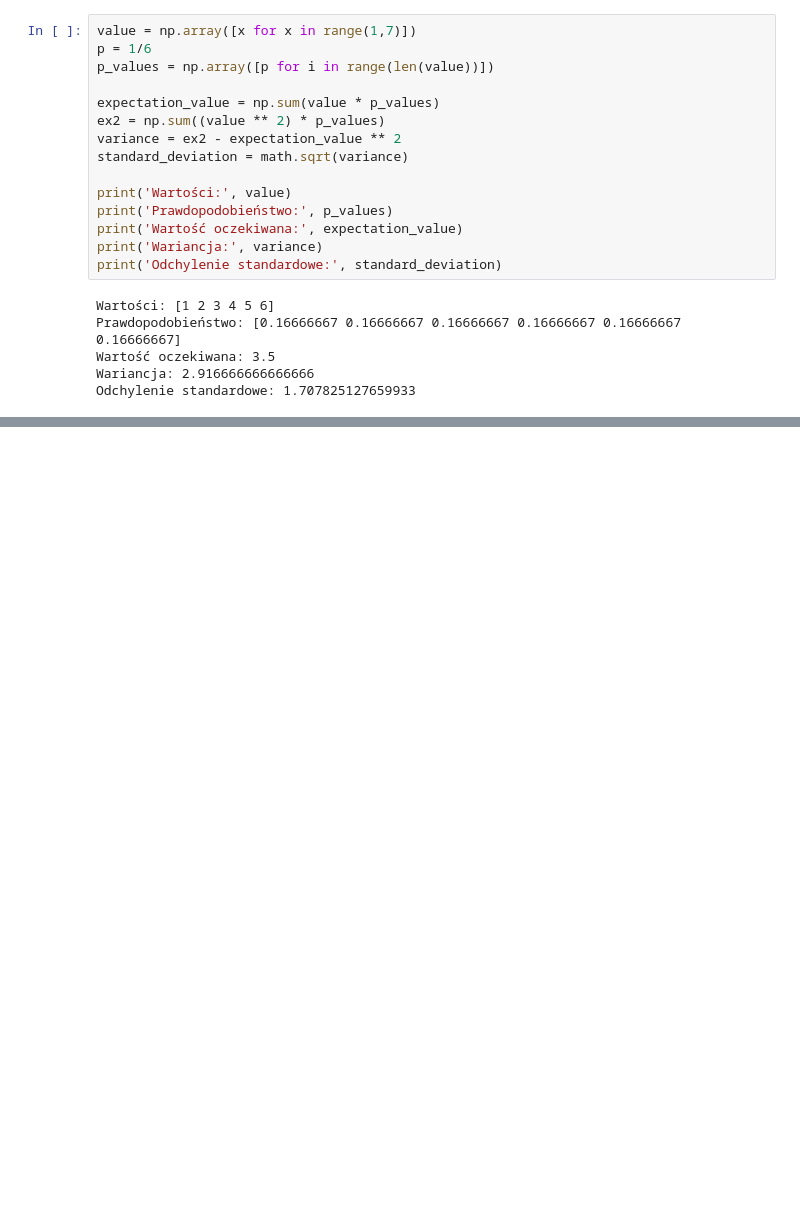
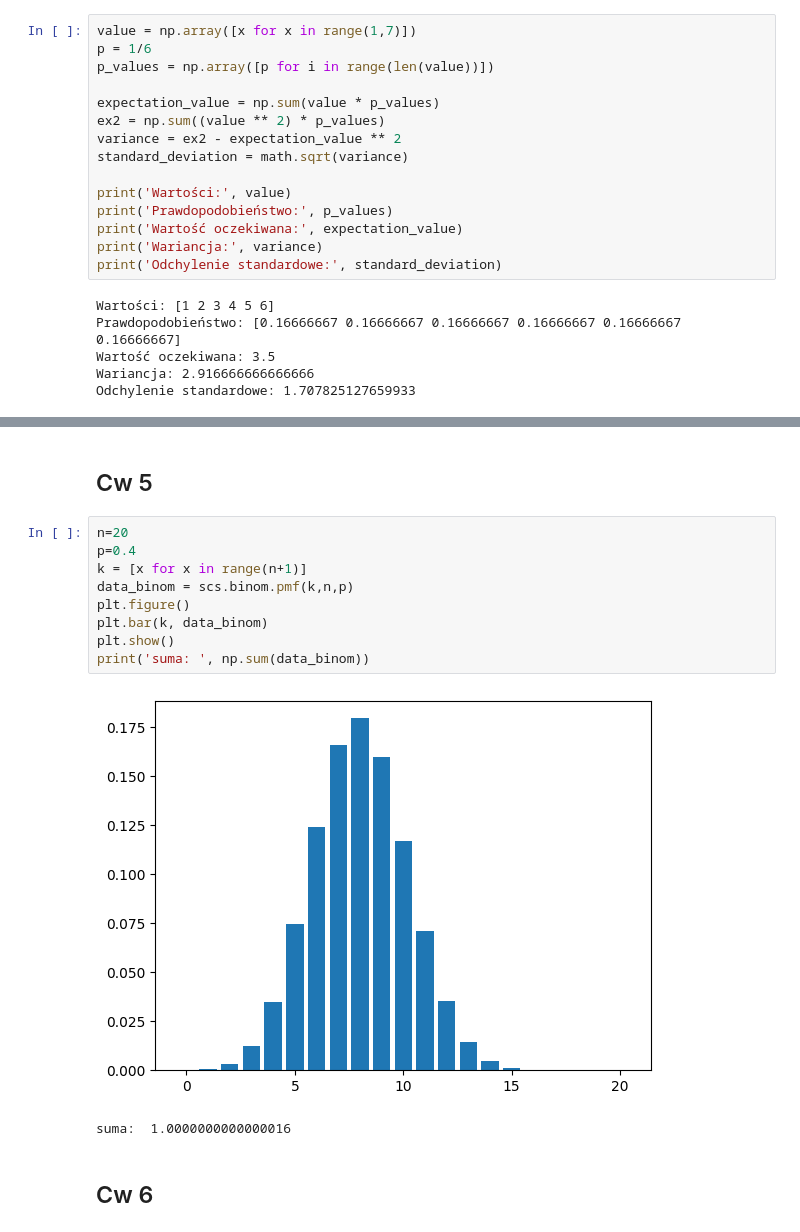
Before and after one commit to SCRE4MIE/SiAwP_BiZD, a Jupyter notebook: statystyka_cw_2.ipynb, the cells around one changed output, grey strips where cells are left out. Saved outputs shown, nothing was run; the diff lists cells and outputs as text; blank space fills up the shorter version.

```diff
--- a/statystyka_cw_2.ipynb
+++ b/statystyka_cw_2.ipynb
@@ -37,0 +102,16 @@ Odchylenie standardowe: 1.707825127659933
+# %% [markdown]
+## Cw 5
+# %%
+n=20
+p=0.4
+k = [x for x in range(n+1)]
+data_binom = scs.binom.pmf(k,n,p)
+plt.figure()
+plt.bar(k, data_binom)
+plt.show()
+print('suma: ', np.sum(data_binom))
+# %% [output]
+[figure, added]
+suma:  1.0000000000000016
+# %% [markdown]
+## Cw 6
```
Also changed, not shown: parts of 14 cells of this notebook.
